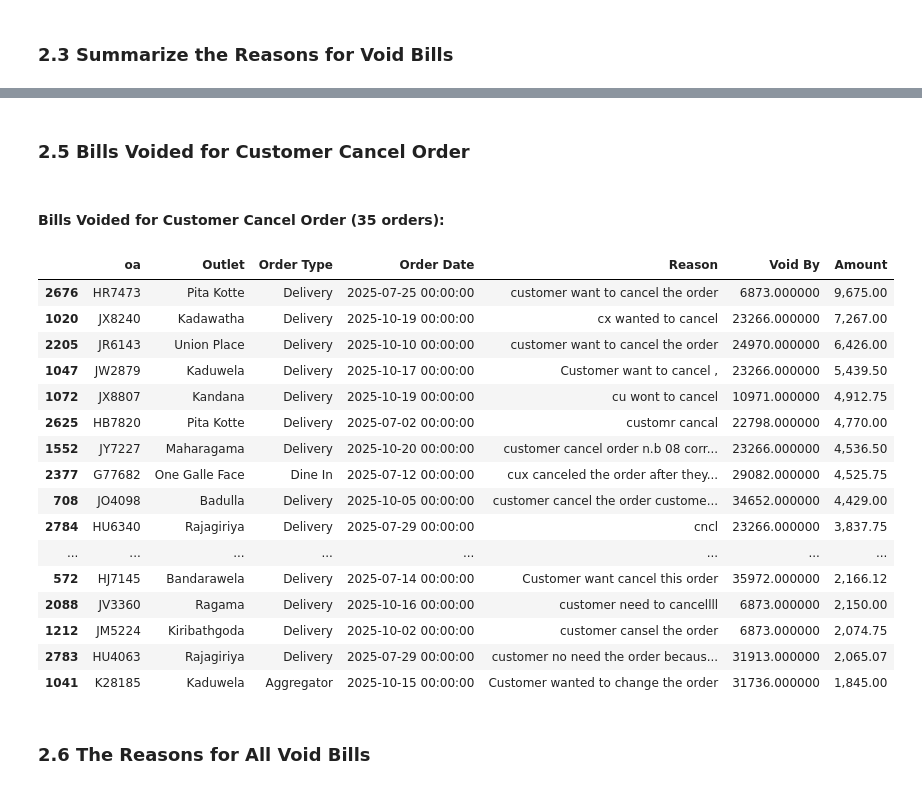
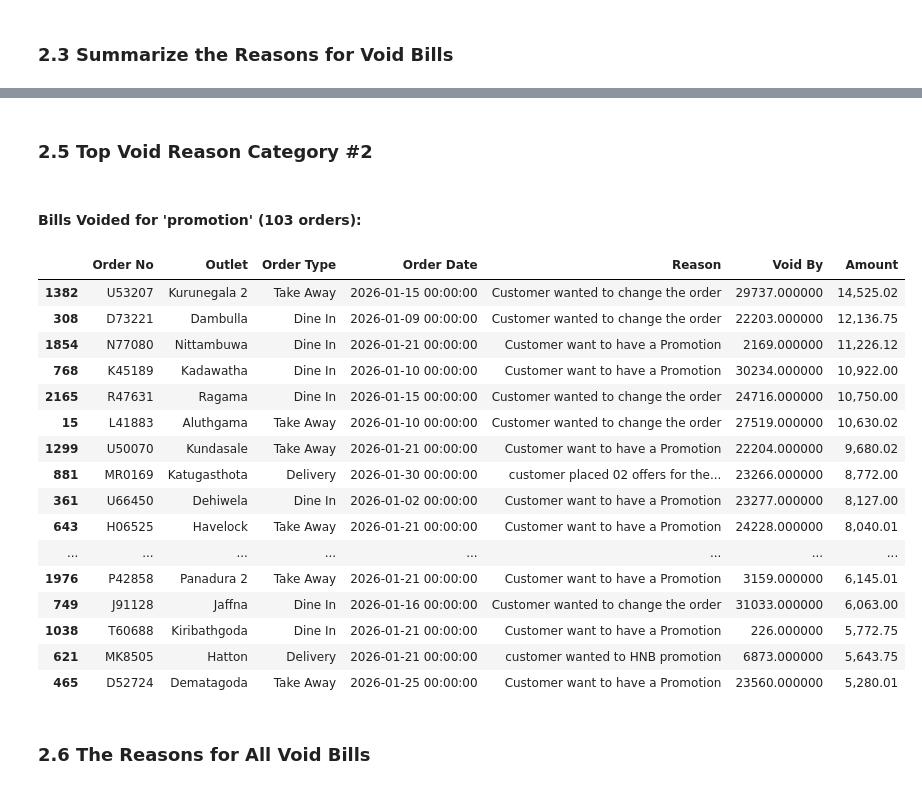
Before and after one commit to PasinduSuraweera/void-analysis-findings, a Jupyter notebook: Void_Bills_Report_Colab.ipynb, the cells around one changed output, grey strips where cells are left out. Cells and saved outputs as stored; diff of their text form; code cells hidden in the pictures.

```diff
--- a/Void_Bills_Report_Colab.ipynb
+++ b/Void_Bills_Report_Colab.ipynb
@@ -241,14 +241,18 @@ Most Common Reasons:
 # %%
-# Customer change orders
-change_orders = parent_df[parent_df['Predicted_Category'] == 'cus. Change the order'].sort_values('Amount', ascending=False)
+# Top category #1 orders (dynamic)
+top_category_1 = reason_counts.index[0]
+top_1_orders = parent_df[parent_df['Predicted_Category'] == top_category_1].sort_values('Amount', ascending=False)
 
 display_cols = [order_col, 'Outlet', 'Order Type', 'Order Date', 'Reason', 'Void By ', 'Amount']
-avail_cols = [c for c in display_cols if c in change_orders.columns]
+avail_cols = [c for c in display_cols if c in top_1_orders.columns]
 
-change_display = change_orders[avail_cols].head(20).copy()
-if 'Amount' in change_display.columns:
-    change_display['Amount'] = change_display['Amount'].apply(lambda x: f"{x:,.2f}")
+top_1_display = top_1_orders[avail_cols].head(20).copy()
+if 'Amount' in top_1_display.columns:
+    top_1_display['Amount'] = top_1_display['Amount'].apply(lambda x: f"{x:,.2f}")
 
-display(HTML(f"<h4>Bills Voided for Customer Order Changes ({len(change_orders)} orders):</h4>"))
-display(change_display.style.set_table_styles([{'selector': 'th', 'props': [('background-color', '#1976D2'), ('color', 'white')]}]))
+# Get friendly name if available
+top_1_name = name_map.get(top_category_1, top_category_1) if 'name_map' in dir() else top_category_1
+
+display(HTML(f"<h4>Bills Voided for '{top_1_name}' ({len(top_1_orders)} orders):</h4>"))
+display(top_1_display.style.set_table_styles([{'selector': 'th', 'props': [('background-color', '#1976D2'), ('color', 'white')]}]))
 # %% [output]
@@ -273,34 +277,38 @@ Bills Voided for Customer Order Changes (171 orders):
 # %% [markdown]
-### 2.5 Bills Voided for Customer Cancel Order
+### 2.5 Top Void Reason Category #2
 # %%
-# Customer cancel orders
-cancel_orders = parent_df[parent_df['Predicted_Category'] == 'Customer Cancel order'].sort_values('Amount', ascending=False)
+# Top category #2 orders (dynamic)
+top_category_2 = reason_counts.index[1] if len(reason_counts) > 1 else reason_counts.index[0]
+top_2_orders = parent_df[parent_df['Predicted_Category'] == top_category_2].sort_values('Amount', ascending=False)
 
-cancel_display = cancel_orders[avail_cols].head(25).copy()
-if 'Amount' in cancel_display.columns:
-    cancel_display['Amount'] = cancel_display['Amount'].apply(lambda x: f"{x:,.2f}")
+top_2_display = top_2_orders[avail_cols].head(25).copy()
+if 'Amount' in top_2_display.columns:
+    top_2_display['Amount'] = top_2_display['Amount'].apply(lambda x: f"{x:,.2f}")
 
-display(HTML(f"<h4>Bills Voided for Customer Cancel Order ({len(cancel_orders)} orders):</h4>"))
-display(cancel_display.style.set_table_styles([{'selector': 'th', 'props': [('background-color', '#1976D2'), ('color', 'white')]}]))
+# Get friendly name if available
+top_2_name = name_map.get(top_category_2, top_category_2) if 'name_map' in dir() else top_category_2
+
+display(HTML(f"<h4>Bills Voided for '{top_2_name}' ({len(top_2_orders)} orders):</h4>"))
+display(top_2_display.style.set_table_styles([{'selector': 'th', 'props': [('background-color', '#1976D2'), ('color', 'white')]}]))
 # %% [output]
-Bills Voided for Customer Cancel Order (35 orders):
+Bills Voided for 'promotion' (103 orders):
-|  | oa | Outlet | Order Type | Order Date | Reason | Void By | Amount |
-| 2676 | HR7473 | Pita Kotte | Delivery | 2025-07-25 00:00:00 | customer want to cancel the order | 6873.000000 | 9,675.00 |
-| 1020 | JX8240 | Kadawatha | Delivery | 2025-10-19 00:00:00 | cx wanted to cancel | 23266.000000 | 7,267.00 |
-| 2205 | JR6143 | Union Place | Delivery | 2025-10-10 00:00:00 | customer want to cancel the order | 24970.000000 | 6,426.00 |
-| 1047 | JW2879 | Kaduwela | Delivery | 2025-10-17 00:00:00 | Customer want to cancel , | 23266.000000 | 5,439.50 |
-| 1072 | JX8807 | Kandana | Delivery | 2025-10-19 00:00:00 | cu wont to cancel | 10971.000000 | 4,912.75 |
-| 2625 | HB7820 | Pita Kotte | Delivery | 2025-07-02 00:00:00 | customr cancal | 22798.000000 | 4,770.00 |
-| 1552 | JY7227 | Maharagama | Delivery | 2025-10-20 00:00:00 | customer cancel order n.b 08 corr... | 23266.000000 | 4,536.50 |
-| 2377 | G77682 | One Galle Face | Dine In | 2025-07-12 00:00:00 | cux canceled the order after they... | 29082.000000 | 4,525.75 |
-| 708 | JO4098 | Badulla | Delivery | 2025-10-05 00:00:00 | customer cancel the order custome... | 34652.000000 | 4,429.00 |
-| 2784 | HU6340 | Rajagiriya | Delivery | 2025-07-29 00:00:00 | cncl | 23266.000000 | 3,837.75 |
+|  | Order No | Outlet | Order Type | Order Date | Reason | Void By | Amount |
+| 1382 | U53207 | Kurunegala 2 | Take Away | 2026-01-15 00:00:00 | Customer wanted to change the order | 29737.000000 | 14,525.02 |
+| 308 | D73221 | Dambulla | Dine In | 2026-01-09 00:00:00 | Customer wanted to change the order | 22203.000000 | 12,136.75 |
+| 1854 | N77080 | Nittambuwa | Dine In | 2026-01-21 00:00:00 | Customer want to have a Promotion | 2169.000000 | 11,226.12 |
+| 768 | K45189 | Kadawatha | Dine In | 2026-01-10 00:00:00 | Customer want to have a Promotion | 30234.000000 | 10,922.00 |
+| 2165 | R47631 | Ragama | Dine In | 2026-01-15 00:00:00 | Customer wanted to change the order | 24716.000000 | 10,750.00 |
+| 15 | L41883 | Aluthgama | Take Away | 2026-01-10 00:00:00 | Customer wanted to change the order | 27519.000000 | 10,630.02 |
+| 1299 | U50070 | Kundasale | Take Away | 2026-01-21 00:00:00 | Customer want to have a Promotion | 22204.000000 | 9,680.02 |
+| 881 | MR0169 | Katugasthota | Delivery | 2026-01-30 00:00:00 | customer placed 02 offers for the... | 23266.000000 | 8,772.00 |
+| 361 | U66450 | Dehiwela | Dine In | 2026-01-02 00:00:00 | Customer want to have a Promotion | 23277.000000 | 8,127.00 |
+| 643 | H06525 | Havelock | Take Away | 2026-01-21 00:00:00 | Customer want to have a Promotion | 24228.000000 | 8,040.01 |
 | ... | ... | ... | ... | ... | ... | ... | ... |
-| 572 | HJ7145 | Bandarawela | Delivery | 2025-07-14 00:00:00 | Customer want cancel this order | 35972.000000 | 2,166.12 |
-| 2088 | JV3360 | Ragama | Delivery | 2025-10-16 00:00:00 | customer need to cancellll | 6873.000000 | 2,150.00 |
-| 1212 | JM5224 | Kiribathgoda | Delivery | 2025-10-02 00:00:00 | customer cansel the order | 6873.000000 | 2,074.75 |
-| 2783 | HU4063 | Rajagiriya | Delivery | 2025-07-29 00:00:00 | customer no need the order becaus... | 31913.000000 | 2,065.07 |
-| 1041 | K28185 | Kaduwela | Aggregator | 2025-10-15 00:00:00 | Customer wanted to change the order | 31736.000000 | 1,845.00 |
+| 1976 | P42858 | Panadura 2 | Take Away | 2026-01-21 00:00:00 | Customer want to have a Promotion | 3159.000000 | 6,145.01 |
+| 749 | J91128 | Jaffna | Dine In | 2026-01-16 00:00:00 | Customer wanted to change the order | 31033.000000 | 6,063.00 |
+| 1038 | T60688 | Kiribathgoda | Dine In | 2026-01-21 00:00:00 | Customer want to have a Promotion | 226.000000 | 5,772.75 |
+| 621 | MK8505 | Hatton | Delivery | 2026-01-21 00:00:00 | customer wanted to HNB promotion | 6873.000000 | 5,643.75 |
+| 465 | D52724 | Dematagoda | Take Away | 2026-01-25 00:00:00 | Customer want to have a Promotion | 23560.000000 | 5,280.01 |
 # %% [markdown]
 ### 2.6 The Reasons for All Void Bills
 # %%
```
Also changed, not shown: parts of 14 cells of this notebook.
